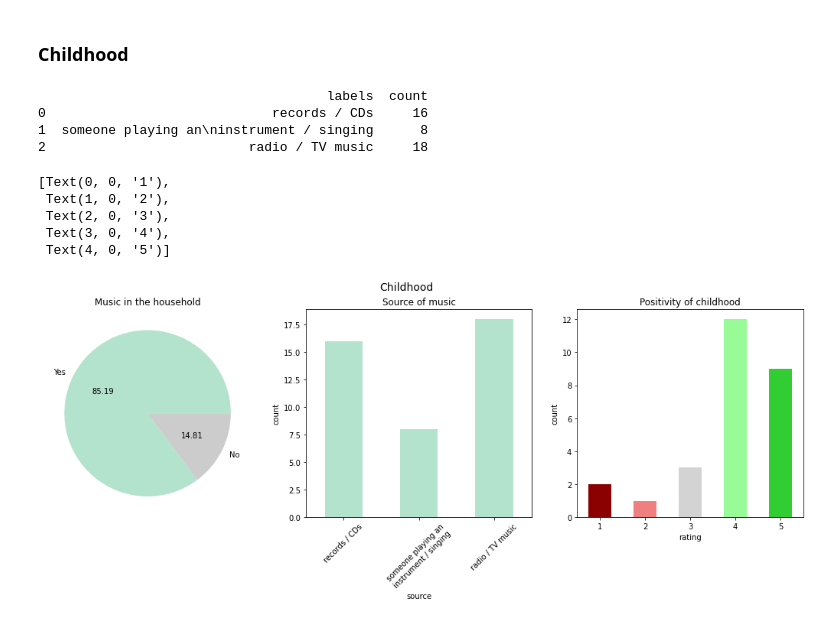
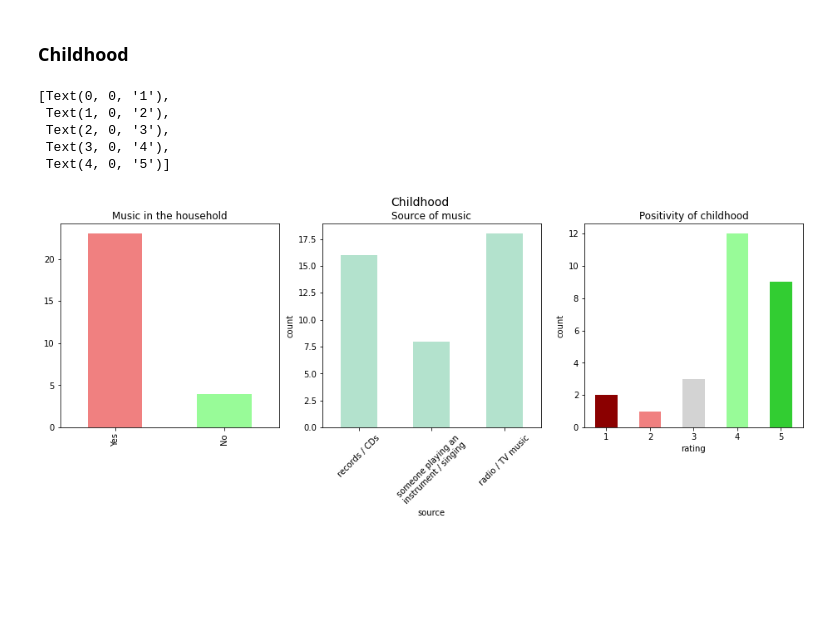
Before and after one commit to chrispla/early-musical-memories, a Jupyter notebook: vis.ipynb, the cells around one changed output. Cells and saved outputs as stored; diff of their text form; code cells hidden in the pictures; blank space fills up the shorter version.

Commit message:
plot consistency

```diff
--- a/vis.ipynb
+++ b/vis.ipynb
@@ -125,48 +125,42 @@ fig.autofmt_xdate(rotation=0)
 fig, axes = plt.subplots(nrows=1, ncols=3, figsize=(16,4.5))
 fig.suptitle("Childhood", fontsize=14)
 
-df['When you think about your childhood, do you recall music being played regularly at home? '].value_counts().plot.pie(ax=axes[0],
-                                                                                                                        autopct="%.2f",
-                                                                                                                        ylabel='',
-                                                                                                                        title='Music in the household',
-                                                                                                                        cmap="Pastel2")
+df['When you think about your childhood, do you recall music being played regularly at home? '].value_counts().sort_index().plot.bar(ax=axes[0],
+                                                                                                                                     ylabel='',
+                                                                                                                                     title='Music in the household',
+                                                                                                                                     color=['lightcoral', 'palegreen'])
 
 # this was a multiple choice question, so we need to parse each response
 means_responses = df['In case music was played at home, it was...'].tolist()
 means_labels = ['records / CDs', 'someone playing an instrument / singing', 'radio / TV music']
 means_cnt = [0, 0, 0]
 # count occurences
 for r in means_responses:
     for j, l in enumerate(means_labels):
         if l in str(r):  # cast to string to ignore nan
             means_cnt[j] += 1
 means_labels[1] = 'someone playing an\ninstrument / singing'
 
 df_means = pd.DataFrame(list(zip(means_labels, means_cnt)), columns=['labels', 'count'])
-print(df_means)
 df_means.plot.bar(ax=axes[1],
                   legend=False,
                   ylabel='count',
                   xlabel='source',
                   title='Source of music',
                   cmap="Pastel2")
 axes[1].set_xticklabels(labels=df_means['labels'], rotation=45)
 
 np_counts = df['Do you generally recall your childhood as positive or negative?'].value_counts().sort_index()
 np_counts.sort_index().plot.bar(ax=axes[2],
                                 ylabel='count',
                                 xlabel='rating',
                                 title='Positivity of childhood',
                                 color=np_scale)
 axes[2].set_xticklabels(labels=['1','2','3','4','5'], rotation=0)
 # %% [output]
-                                     labels  count
-0                             records / CDs     16
-1  someone playing an\ninstrument / singing      8
-2                          radio / TV music     18
+[Text(0, 0, '1'),
+ Text(1, 0, '2'),
+ Text(2, 0, '3'),
+ Text(3, 0, '4'),
+ Text(4, 0, '5')]
-[Text(0, 0, '1'),
- Text(1, 0, '2'),
- Text(2, 0, '3'),
- Text(3, 0, '4'),
- Text(4, 0, '5')]
-[figure, old version]
+[figure, new version]
```
